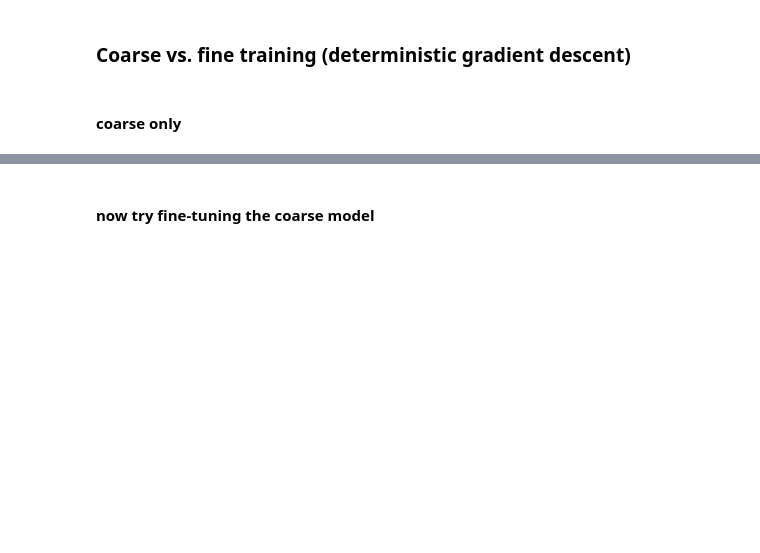
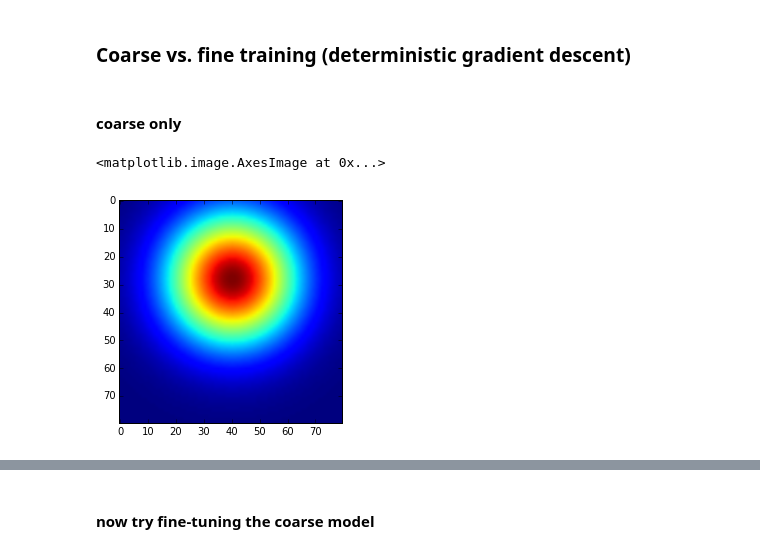
Before and after one commit to tnaselar/fwrf, a Jupyter notebook: sandbox/first_fwrf_exercise.ipynb, the cells around one changed output, grey strips where cells are left out. Cells and saved outputs as stored; diff of their text form; code cells hidden in the pictures; blank space fills up the shorter version.

```diff
--- a/sandbox/first_fwrf_exercise.ipynb
+++ b/sandbox/first_fwrf_exercise.ipynb
@@ -83 +92,10 @@ print G
+# %%
+
+true_rf_pics = true_model.rf_layer.make_rf_stack()
+# %%
+
+plt.imshow(true_rf_pics[3])
+# %% [output]
+<matplotlib.image.AxesImage at 0x...>
+[figure, added]
 # %%
```
Also changed, not shown: parts of 15 cells of this notebook, 4 other files.
